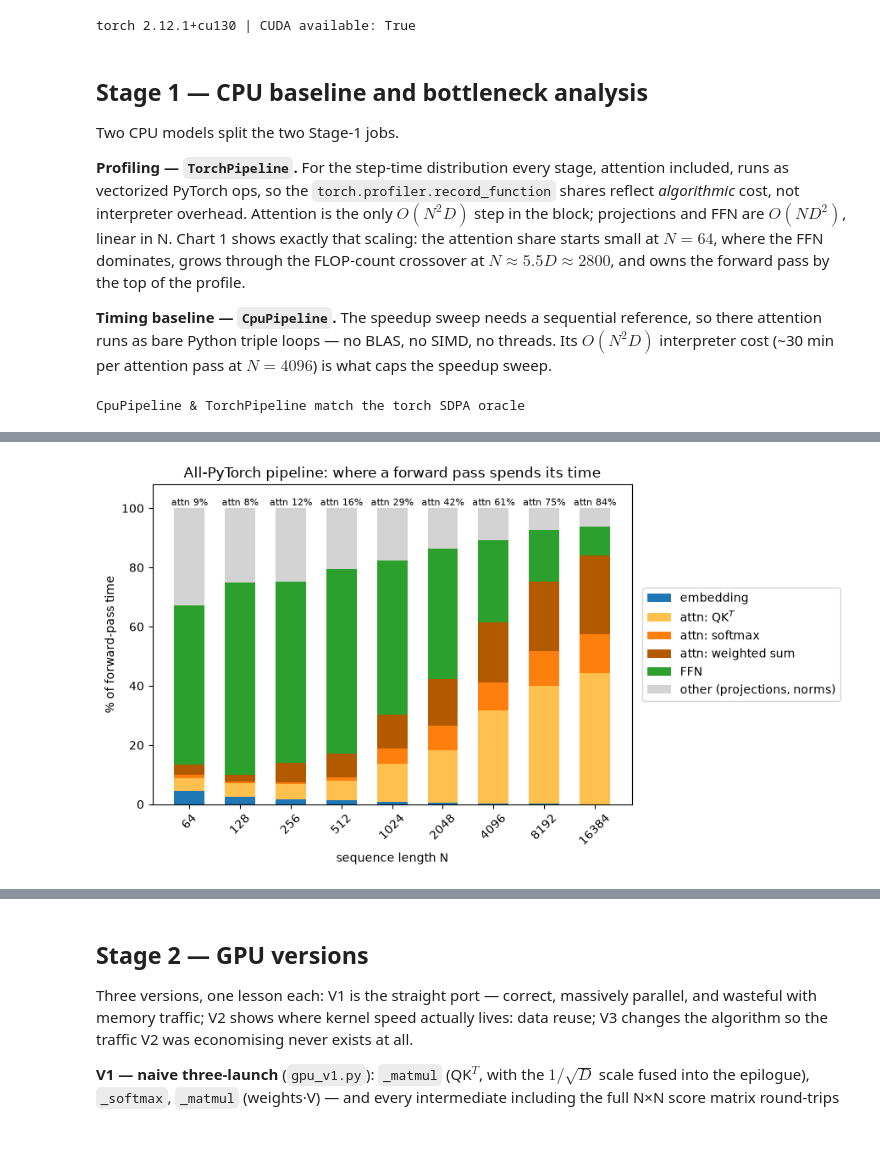
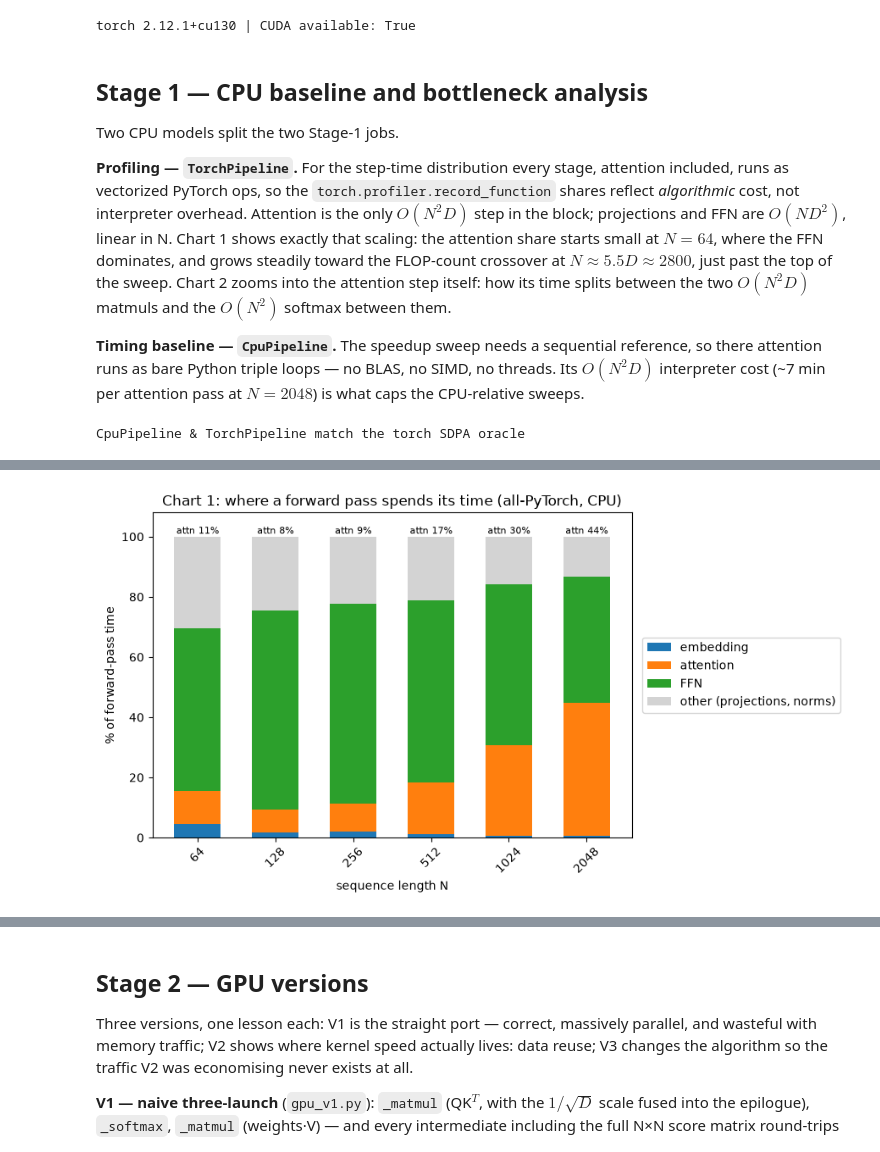
Before and after one commit to LtnLinh/Transformer-Attention-Mechanism, a Jupyter notebook: demo.ipynb, the cells around one changed output, grey strips where cells are left out. Saved outputs shown, nothing was run; the diff lists cells and outputs as text; code cells hidden in the pictures.

```diff
--- a/demo.ipynb
+++ b/demo.ipynb
@@ -31,6 +31,12 @@ from gpu_v3 import GpuV3
 import bench
 
 print(f"torch {torch.__version__} | CUDA available: {cuda.is_available()}")
+
+# The two sweep groups. Everything that needs the python-loop CPU baseline
+# or a CPU-side profile stops at 2048; GPU-only sweeps run to 32768, the
+# last N whose N x N intermediates fit on the card.
+CPU_LENS = [2 ** x for x in range(6, 12)]   # 64 .. 2048   (Charts 1-4)
+GPU_LENS = [2 ** x for x in range(6, 16)]   # 64 .. 32768  (Charts 5-7)
 # %% [output]
 torch 2.12.1+cu130 | CUDA available: True
 # %% [markdown]
@@ -44,14 +50,15 @@ attention included, runs as vectorized PyTorch ops, so the
 interpreter overhead. Attention is the only $O(N^2 D)$ step in the block;
 projections and FFN are $O(N D^2)$, linear in N. Chart 1 shows exactly that
 scaling: the attention share starts small at $N = 64$, where the FFN
-dominates, grows through the FLOP-count crossover at
-$N \approx 5.5D \approx 2800$, and owns the forward pass by the top of
-the profile.
+dominates, and grows steadily toward the FLOP-count crossover at
+$N \approx 5.5D \approx 2800$, just past the top of the sweep. Chart 2 zooms
+into the attention step itself: how its time splits between the two
+$O(N^2 D)$ matmuls and the $O(N^2)$ softmax between them.
 
 **Timing baseline — `CpuPipeline`.** The speedup sweep needs a sequential
 reference, so there attention runs as bare Python triple loops — no BLAS,
-no SIMD, no threads. Its $O(N^2 D)$ interpreter cost (~30 min per attention
-pass at $N = 4096$) is what caps the speedup sweep.
+no SIMD, no threads. Its $O(N^2 D)$ interpreter cost (~7 min per attention
+pass at $N = 2048$) is what caps the CPU-relative sweeps.
 # %%
 # Correctness gate: both CPU models must match torch's SDPA oracle before
 # they can serve as profiling / timing references.
@@ -67,38 +74,42 @@ print("CpuPipeline & TorchPipeline match the torch SDPA oracle")
 # %% [output]
 CpuPipeline & TorchPipeline match the torch SDPA oracle
 # %%
-# Chart 1 -- share of forward-pass time per step (all-PyTorch pipeline)
+# Chart 1 -- share of forward-pass time per coarse stage (all-PyTorch
+# pipeline). One profiled pass per N also yields the attention sub-step
+# shares Chart 2 reuses; the sub-steps nest inside 2_attention_total, so
+# "other" is computed against the coarse stages only (the profiler's own
+# remainder would double-count the nested labels).
 import matplotlib.pyplot as plt
 import numpy as np
 
-PROFILE_LENS = [2 ** x for x in range(6, 15)]
 torch_model = TorchPipeline().eval()
-pcts = [bench.step_percentages(torch_model, n) for n in PROFILE_LENS]
+pcts = [bench.step_percentages(torch_model, n,
+                               steps=bench.STEPS_TOTAL + bench.ATTN_STEPS)
+        for n in CPU_LENS]
 
-parts = bench.STEPS + ["other"]
-names = {"1_embedding": "embedding", "2a_qk_matmul": "attn: QK$^T$",
-         "2b_softmax": "attn: softmax", "2c_value_weighted_sum": "attn: weighted sum",
+parts = bench.STEPS_TOTAL + ["other"]
+names = {"1_embedding": "embedding", "2_attention_total": "attention",
          "3_ffn": "FFN", "other": "other (projections, norms)"}
-colors = {"1_embedding": "tab:blue", "2a_qk_matmul": "#ffc04d", "2b_softmax": "tab:orange",
-          "2c_value_weighted_sum": "#b35a00", "3_ffn": "tab:green", "other": "lightgray"}
+colors = {"1_embedding": "tab:blue", "2_attention_total": "tab:orange",
+          "3_ffn": "tab:green", "other": "lightgray"}
 
 fig, ax = plt.subplots(figsize=(9, 5))
-xpos = np.arange(len(PROFILE_LENS))
-bottom = np.zeros(len(PROFILE_LENS))
+xpos = np.arange(len(CPU_LENS))
+bottom = np.zeros(len(CPU_LENS))
 for part in parts:
-    vals = np.array([p[part] for p in pcts])
+    vals = np.array([100.0 - sum(p[s] for s in bench.STEPS_TOTAL)
+                     if part == "other" else p[part] for p in pcts])
     ax.bar(xpos, vals, 0.6, bottom=bottom, label=names[part], color=colors[part])
     bottom += vals
 
-for xi, p in zip(xpos, pcts):  # annotate total attention share
-    attn = sum(p[s] for s in bench.ATTN_STEPS)
-    ax.text(xi, 101, f"attn {attn:.0f}%", ha="center", fontsize=8)
+for xi, p in zip(xpos, pcts):  # annotate the attention share
+    ax.text(xi, 101, f"attn {p['2_attention_total']:.0f}%", ha="center", fontsize=8)
 
-ax.set_xticks(xpos, PROFILE_LENS, rotation=45)
+ax.set_xticks(xpos, CPU_LENS, rotation=45)
 ax.set_xlabel("sequence length N")
 ax.set_ylabel("% of forward-pass time")
 ax.set_ylim(0, 108)
-ax.set_title("All-PyTorch pipeline: where a forward pass spends its time")
+ax.set_title("Chart 1: where a forward pass spends its time (all-PyTorch, CPU)")
 ax.legend(loc="center left", bbox_to_anchor=(1.01, 0.5))
 plt.tight_layout()
 plt.show()
@@ -124 +129 @@ USDT:2026-08-06 07:45:17 87166:87166 ActivityProfilerController.cpp:455] profile
-[figure, old version]
+[figure, new version]
```
Also changed, not shown: parts of 19 cells of this notebook, 1 other file.
